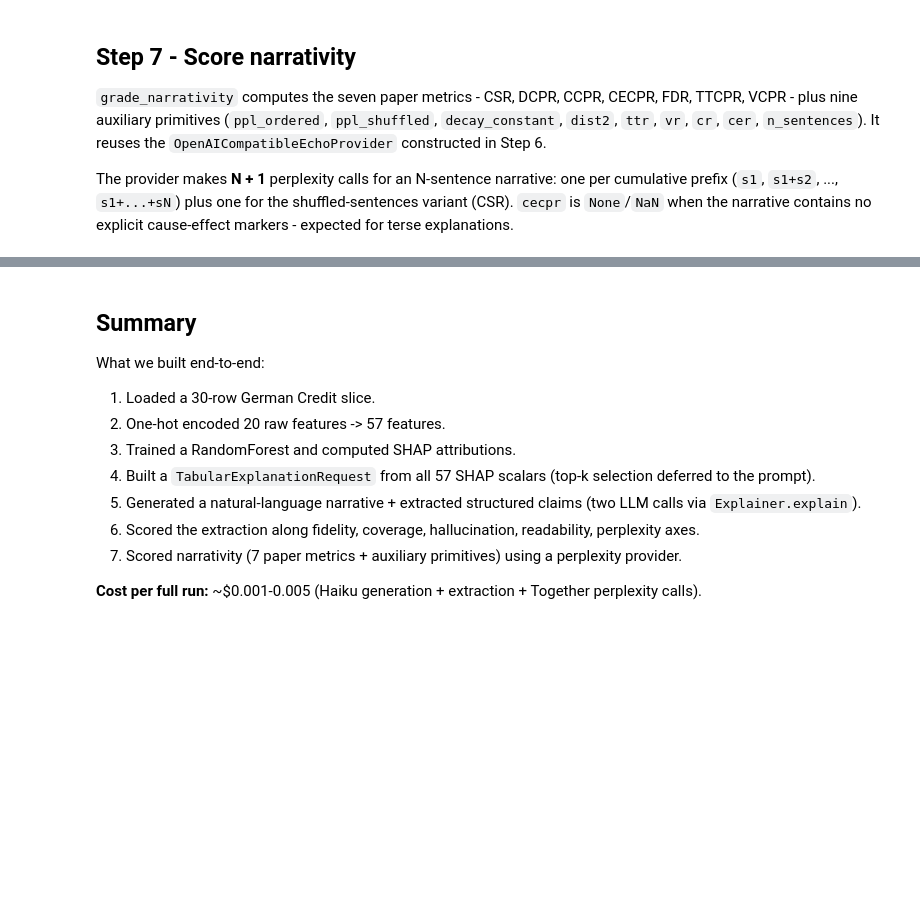
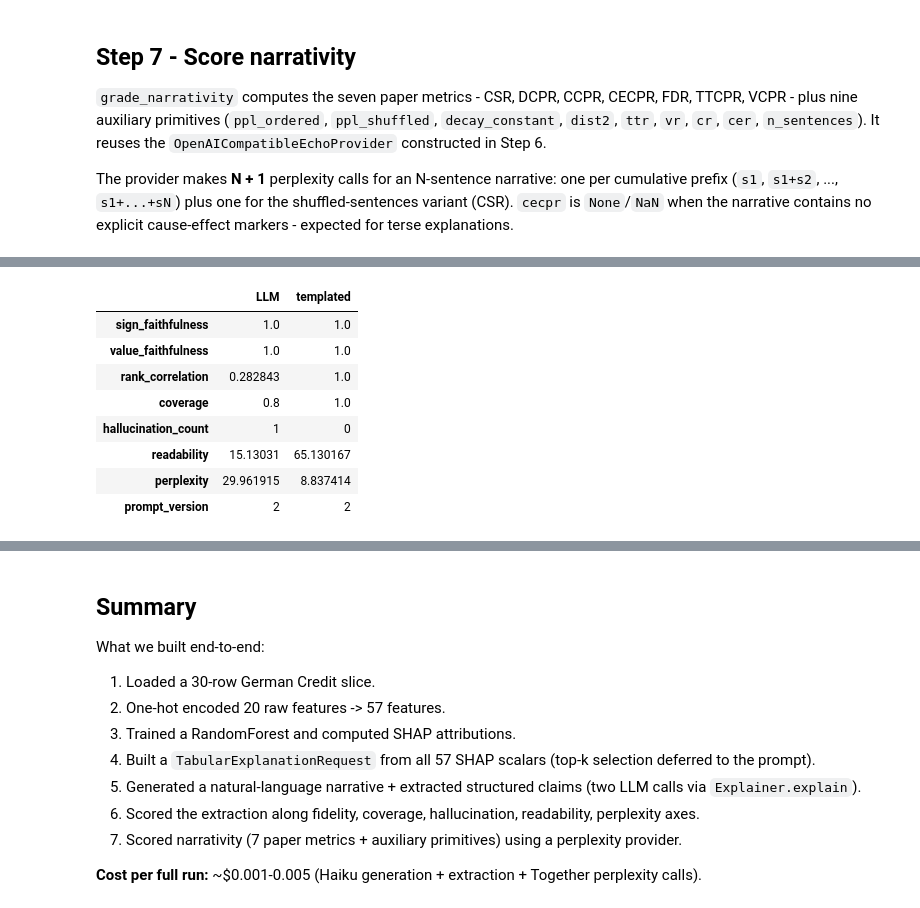
Before and after one commit to ADMAntwerp/xains, a Jupyter notebook: notebooks/01_quickstart.ipynb, the cells around one changed output, grey strips where cells are left out. Cells and saved outputs as stored; diff of their text form; code cells hidden in the pictures; blank space fills up the shorter version.

```diff
--- a/notebooks/01_quickstart.ipynb
+++ b/notebooks/01_quickstart.ipynb
@@ -350,0 +404,23 @@ dtype: float64
+# %%
+templated_ext_grades = grade_extraction(
+    extraction=templated_extraction,
+    request=request,
+    schema=schema,
+    narrative_text=templated_result.text,
+    k=5,
+    perplexity_provider=ppl_provider,
+)
+pd.DataFrame({
+    "LLM": pd.Series(ext_grades.model_dump()),
+    "templated": pd.Series(templated_ext_grades.model_dump()),
+})
+# %% [output]
+|  | LLM | templated |
+| sign_faithfulness | 1.0 | 1.0 |
+| value_faithfulness | 1.0 | 1.0 |
+| rank_correlation | 0.282843 | 1.0 |
+| coverage | 0.8 | 1.0 |
+| hallucination_count | 1 | 0 |
+| readability | 15.13031 | 65.130167 |
+| perplexity | 29.961915 | 8.837414 |
+| prompt_version | 2 | 2 |
```
Also changed, not shown: parts of 7 cells of this notebook.
